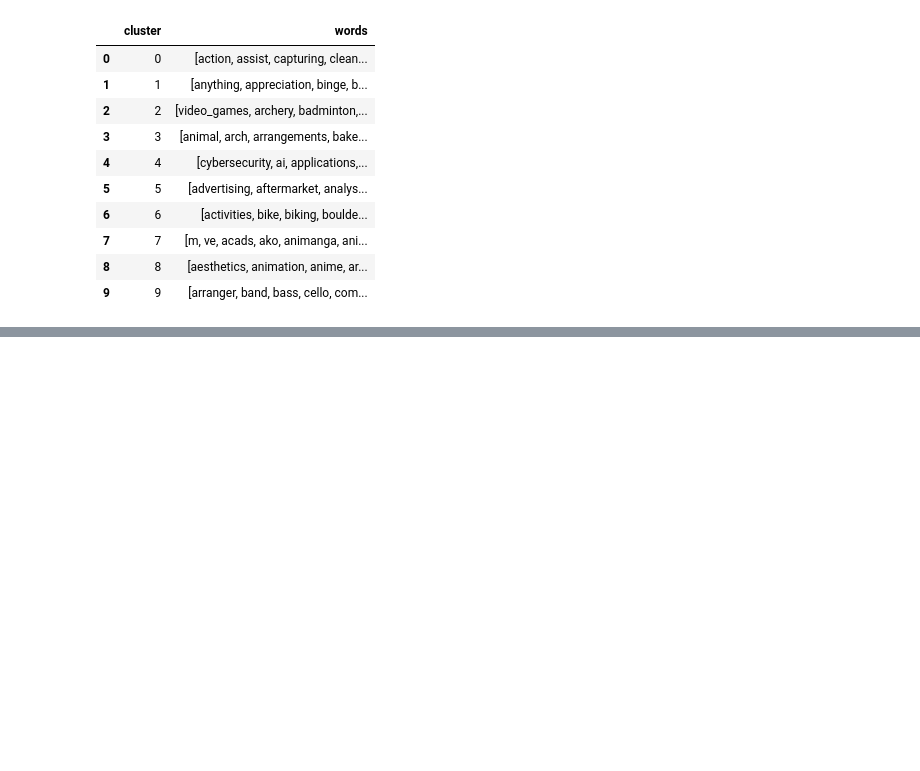
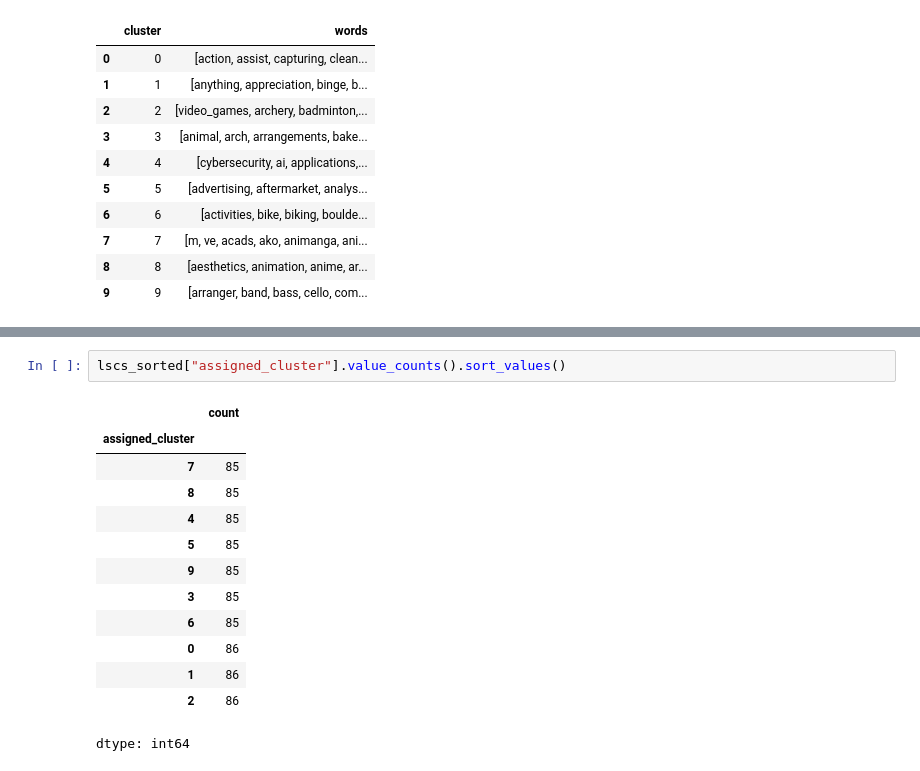
Before and after one commit to mbchavez27/members-house-clustering, a Jupyter notebook: main.ipynb, the cells around one changed output, grey strips where cells are left out. Cells and saved outputs as stored; diff of their text form; blank space fills up the shorter version.

```diff
--- a/main.ipynb
+++ b/main.ipynb
@@ -391,0 +438,16 @@ lscs_sorted["assigned_cluster"] = lscs_sorted["keywords_list"].apply(assign_clus
+# %%
+lscs_sorted["assigned_cluster"].value_counts().sort_values()
+# %% [output]
+|  | count |
+| assigned_cluster |  |
+| 7 | 85 |
+| 8 | 85 |
+| 4 | 85 |
+| 5 | 85 |
+| 9 | 85 |
+| 3 | 85 |
+| 6 | 85 |
+| 0 | 86 |
+| 1 | 86 |
+| 2 | 86 |
+dtype: int64
```
Also changed, not shown: parts of 1 cell of this notebook.
